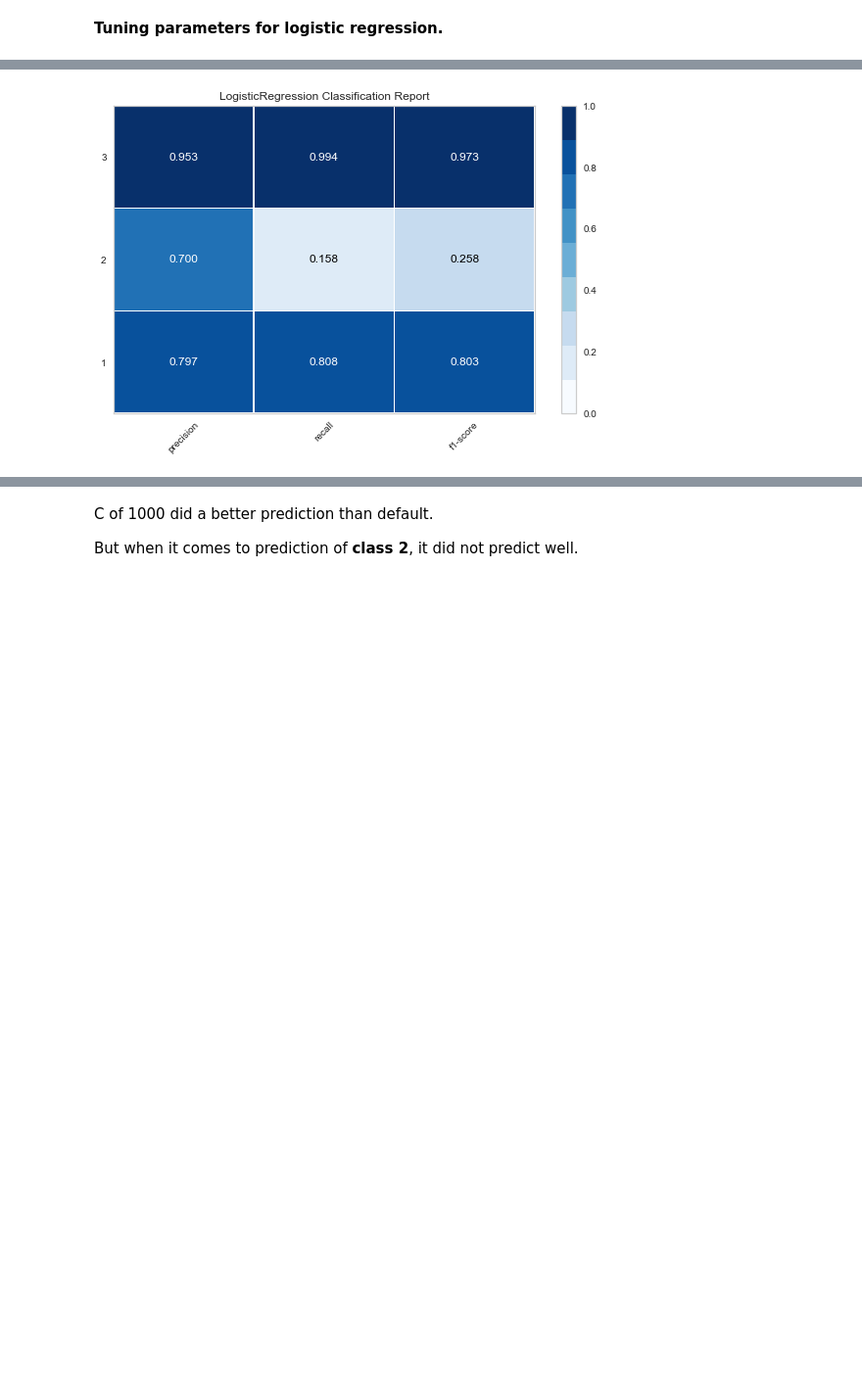
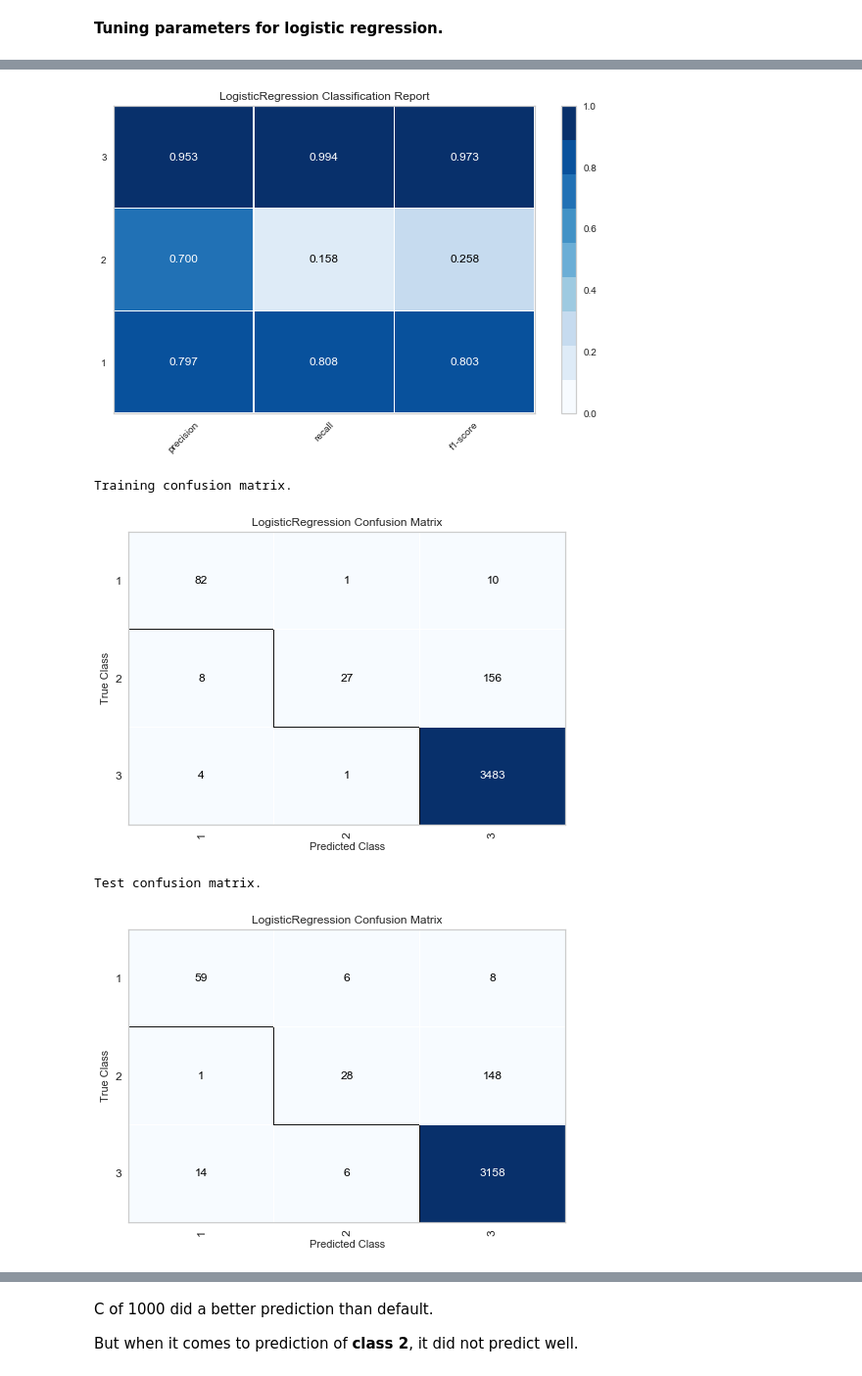
Before and after one commit to rahul7a/thyroid-classification, a Jupyter notebook: MachineLearning/ModelingAndMachineLearning.ipynb, the cells around one changed output, grey strips where cells are left out. Shown at 98% size. Drawn from its saved outputs; the diff is of its cells as text; code cells hidden in the pictures; blank space fills up the shorter version.

```diff
--- a/MachineLearning/ModelingAndMachineLearning.ipynb
+++ b/MachineLearning/ModelingAndMachineLearning.ipynb
@@ -130,8 +138,14 @@ Accuracy score of classifier on test is 0.946616102684
 # %%
 show_report(logreg_C, X_train, y_train, 'classification', 'train')
 show_report(logreg_C, X_test, y_test, 'classification', 'test')
+show_report(logreg_C, X_train, y_train, 'confusion', 'train')
+show_report(logreg_C, X_test, y_test, 'confusion', 'test')
 # %% [output]
 Training classification report.
 [figure]
 Test classification report.
 [figure]
+Training confusion matrix.
+[figure, added]
+Test confusion matrix.
+[figure, added]
```
Also changed, not shown: parts of 18 cells of this notebook.
